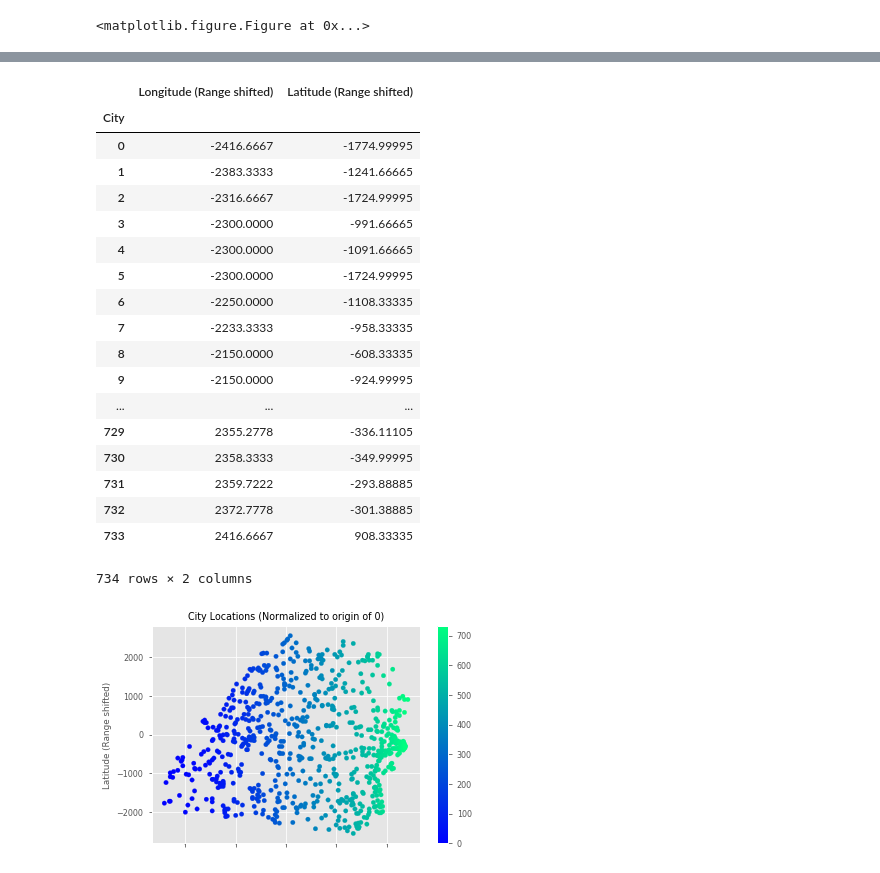
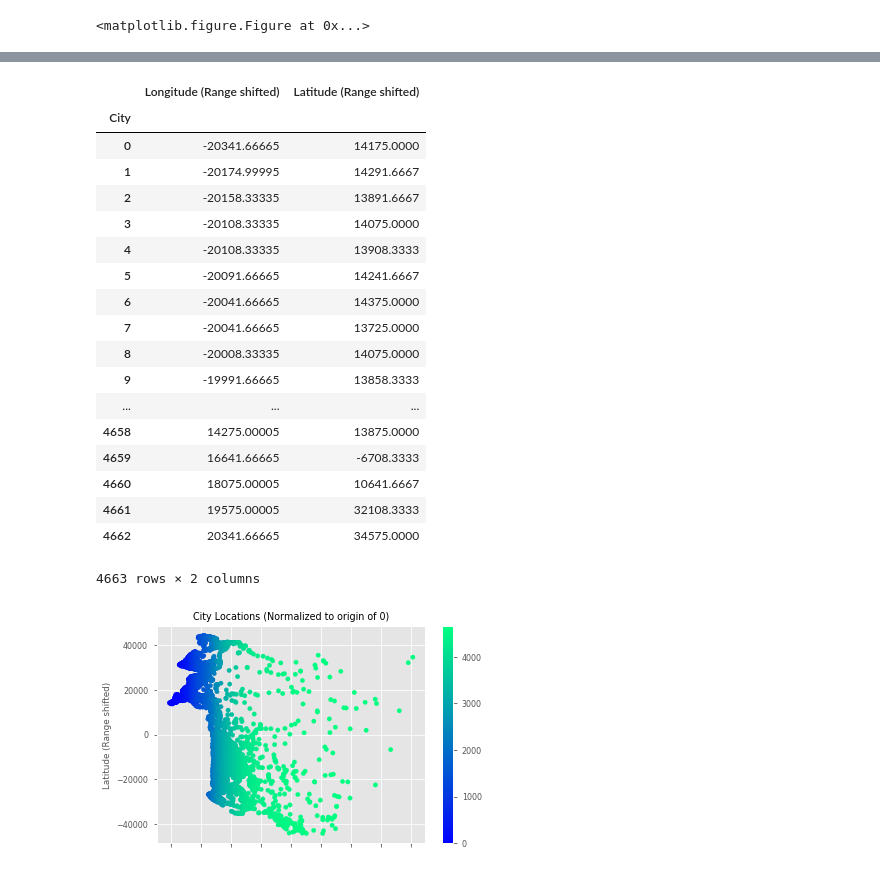
Before and after one commit to ZacharyMN709/COMP-3201---TSP-Evolutionary-Algorithm, a Jupyter notebook: src/HERMES.ipynb, the cells around one changed output, grey strips where cells are left out. Drawn from its saved outputs; the diff is of its cells as text; code cells hidden in the pictures.

```diff
--- a/src/HERMES.ipynb
+++ b/src/HERMES.ipynb
@@ -52,7 +52,7 @@ from src.Setups.TSP import TSP_LST as DEF
 # Shell Object And Master Variable Initialization
 
 # Select which TSP instance to solve
-FILENUM             =      2
+FILENUM             =      3
 
 # Determine the genome length and initialize key data
 genome_length       =      DEF.read_tsp_file(FILENUM)
@@ -71,23 +71,23 @@ Warning! Takes approximately 1.5 seconds per decade
 |  | Longitude (Range shifted) | Latitude (Range shifted) |
 | City |  |  |
-| 0 | -2416.6667 | -1774.99995 |
-| 1 | -2383.3333 | -1241.66665 |
-| 2 | -2316.6667 | -1724.99995 |
-| 3 | -2300.0000 | -991.66665 |
-| 4 | -2300.0000 | -1091.66665 |
-| 5 | -2300.0000 | -1724.99995 |
-| 6 | -2250.0000 | -1108.33335 |
-| 7 | -2233.3333 | -958.33335 |
-| 8 | -2150.0000 | -608.33335 |
-| 9 | -2150.0000 | -924.99995 |
+| 0 | -20341.66665 | 14175.0000 |
+| 1 | -20174.99995 | 14291.6667 |
+| 2 | -20158.33335 | 13891.6667 |
+| 3 | -20108.33335 | 14075.0000 |
+| 4 | -20108.33335 | 13908.3333 |
+| 5 | -20091.66665 | 14241.6667 |
+| 6 | -20041.66665 | 14375.0000 |
+| 7 | -20041.66665 | 13725.0000 |
+| 8 | -20008.33335 | 14075.0000 |
+| 9 | -19991.66665 | 13858.3333 |
 | ... | ... | ... |
-| 729 | 2355.2778 | -336.11105 |
-| 730 | 2358.3333 | -349.99995 |
-| 731 | 2359.7222 | -293.88885 |
-| 732 | 2372.7778 | -301.38885 |
-| 733 | 2416.6667 | 908.33335 |
+| 4658 | 14275.00005 | 13875.0000 |
+| 4659 | 16641.66665 | -6708.3333 |
+| 4660 | 18075.00005 | 10641.6667 |
+| 4661 | 19575.00005 | 32108.3333 |
+| 4662 | 20341.66665 | 34575.0000 |
-734 rows × 2 columns
+4663 rows × 2 columns
-[figure, old version]
+[figure, new version]
 # %%
 # Modular Function Definitions
 
```
Also changed, not shown: parts of 8 cells of this notebook, 7 other files.
